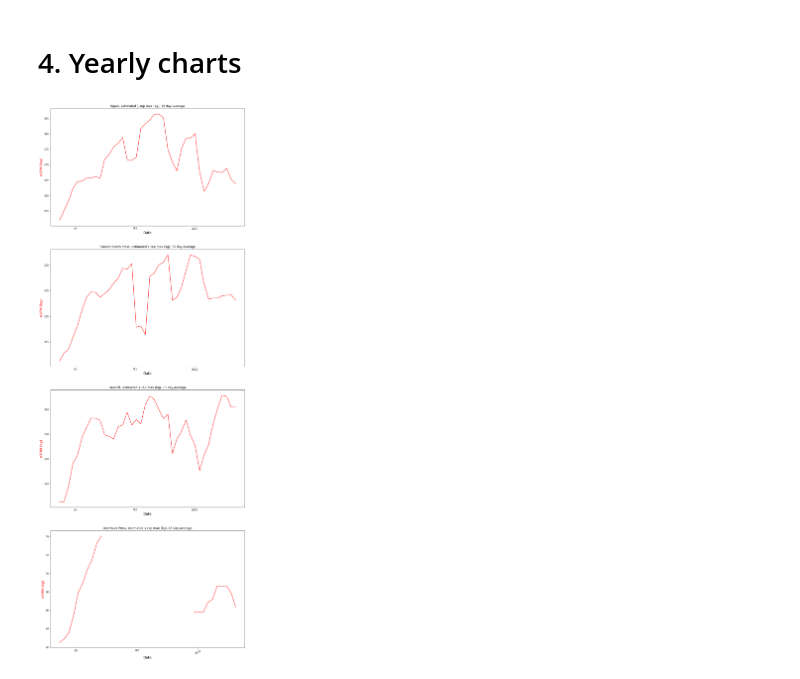
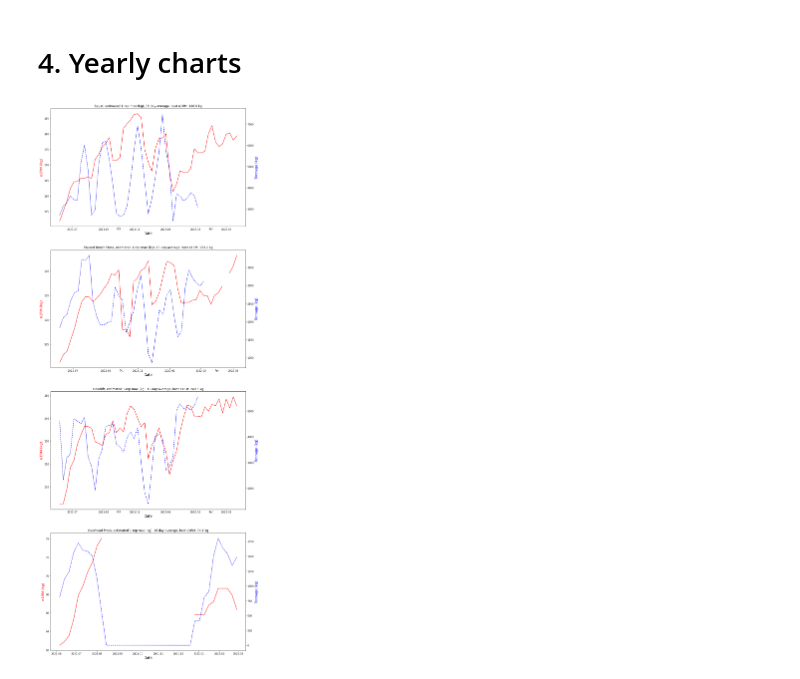
Before and after one commit to jeremylhour/gravitus-scraper, a Jupyter notebook: dashboard.ipynb, the cells around one changed output. Drawn from its saved outputs; the diff is of its cells as text; code cells hidden in the pictures.

```diff
--- a/dashboard.ipynb
+++ b/dashboard.ipynb
@@ -90 +117,11 @@ Processing data for Overhead Press...
+# %%
+for key in e1RM.keys():
+    e1RM[key] = e1RM[key].loc[~e1RM[key].index.duplicated()]
+e1RM = pd.concat(e1RM, axis=1)
+e1RM.columns = EXERCISES
+
+for key in tonnage.keys():
+    tonnage[key] = tonnage[key].loc[~tonnage[key].index.duplicated()]
+tonnage = pd.concat(tonnage, axis=1)
+tonnage.columns = EXERCISES
 # %% [markdown]
@@ -92,11 +129,14 @@ Processing data for Overhead Press...
 # %%
-df.loc[df['Paused Bench Press'] > 150, 'Paused Bench Press'] = lbs_to_kg(df.loc[df['Paused Bench Press'] > 150, 'Paused Bench Press'])
-df.loc[df['Overhead Press'] > 80, 'Overhead Press'] = lbs_to_kg(df.loc[df['Overhead Press'] > 80, 'Overhead Press'])
+e1RM.loc[e1RM['Paused Bench Press'] > 150, 'Paused Bench Press'] = lbs_to_kg(e1RM.loc[e1RM['Paused Bench Press'] > 150, 'Paused Bench Press'])
+e1RM.loc[e1RM['Overhead Press'] > 80, 'Overhead Press'] = lbs_to_kg(e1RM.loc[e1RM['Overhead Press'] > 80, 'Overhead Press'])
+
+for key in e1RM.columns:
+    e1RM.loc[e1RM[key] < 10, key] = np.nan
 # %% [markdown]
 # 3. Historical charts
 # %%
 fig, ax = plt.subplots(len(EXERCISES), figsize=[14, 40])
 
 for i, item in enumerate(EXERCISES):
-    plot_historical_e1RM(df, item, ax[i])
+    plot_historical_e1RM(e1RM[item], item, tonnage[item], ax[i])
 # %% [output]
@@ -104,9 +144,9 @@ for i, item in enumerate(EXERCISES):
 # %%
-SBD_total = df["Squat"].resample("W", label='left').max() +\
-            df["Paused Bench Press"].resample("W", label='left').max() +\
-            df["Deadlift"].resample("W", label='left').max()
+SBD_total = e1RM["Squat"].resample("W", label='left').max() +\
+            e1RM["Paused Bench Press"].resample("W", label='left').max() +\
+            e1RM["Deadlift"].resample("W", label='left').max()
 
-Strenghtlifting_total = SBD_total + df["Overhead Press"].resample("W", label='left').max()
+Strenghtlifting_total = SBD_total + e1RM["Overhead Press"].resample("W", label='left').max()
 
 total_df = pd.DataFrame({
     "Powerlifting total": SBD_total,
@@ -114,7 +154,10 @@ total_df = pd.DataFrame({
 })
 
 fig, ax = plt.subplots(2, figsize=[14, 20])
-
 for i, item in enumerate(total_df.columns):
-    plot_historical_e1RM(total_df, item, ax[i])
+    plot_historical_e1RM(
+        e1RM=total_df[item],
+        exercise=item,
+        ax=ax[i]
+    )
 # %% [output]
@@ -124,12 +167,17 @@ for i, item in enumerate(total_df.columns):
 # %%
 ONE_YEAR_AGO = datetime.now() - relativedelta(years=1)
 
 fig, ax = plt.subplots(len(EXERCISES), figsize=[14, 40])
 
 for i, item in enumerate(EXERCISES):
-    plot_historical_e1RM(df[ONE_YEAR_AGO:], item, ax[i])
+    plot_historical_e1RM(
+        e1RM = e1RM.loc[ONE_YEAR_AGO:, item],
+        exercise=item,
+        tonnage = tonnage.loc[ONE_YEAR_AGO:, item],
+        ax=ax[i]
+    )
 # %% [output]
-[figure, old version]
+[figure, new version]
 # %%
 fig, ax = plt.subplots(2, figsize=[14, 20])
 
```
Also changed, not shown: parts of 12 cells of this notebook, 1 other file.
